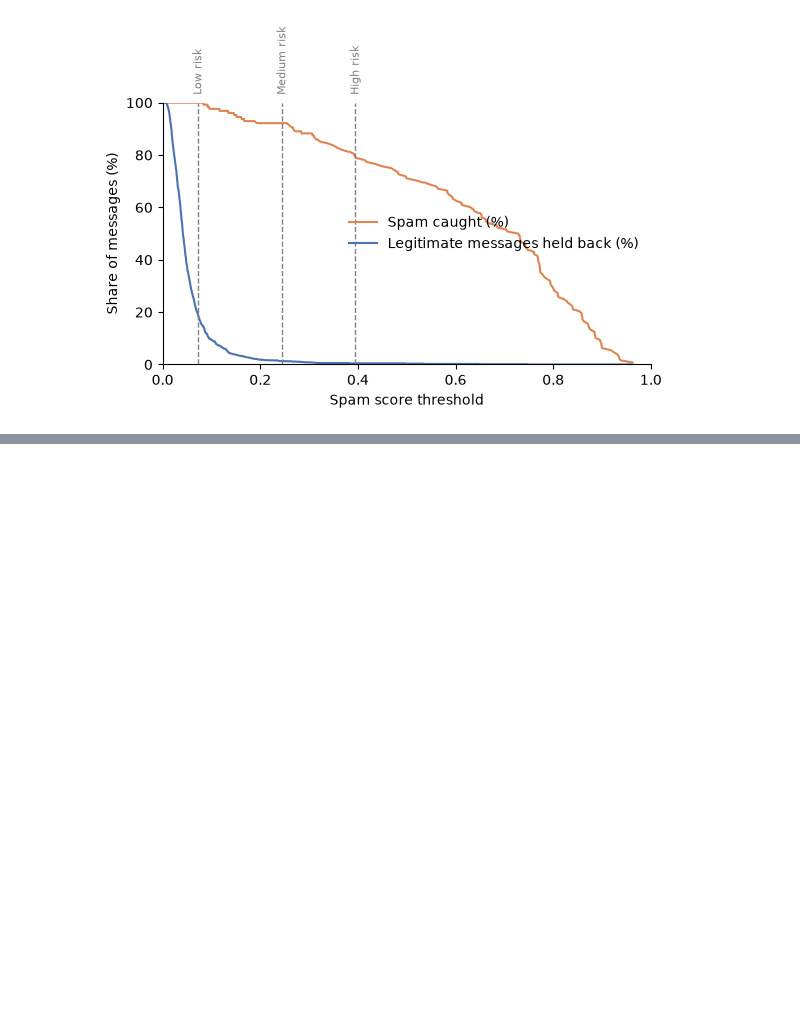
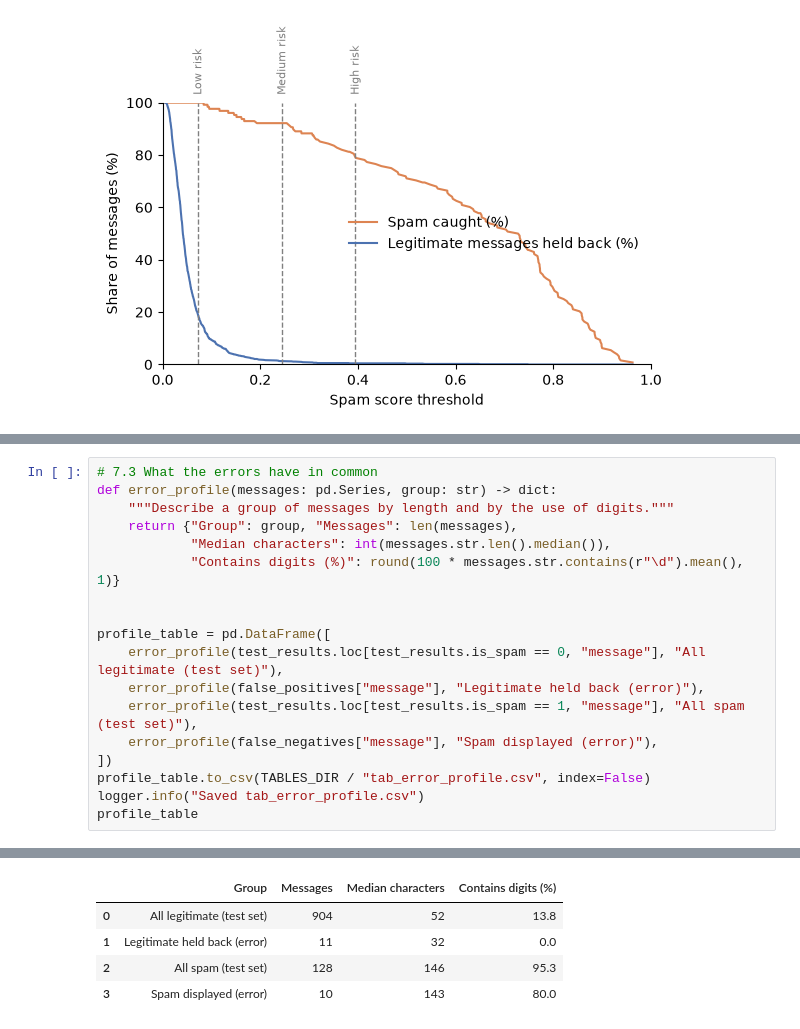
Before and after one commit to santi753/IU_Model_Engineering, a Jupyter notebook: notebooks/spam_filter.ipynb, the cells around one changed output, grey strips where cells are left out. Drawn from its saved outputs; the diff is of its cells as text; blank space fills up the shorter version.

```diff
--- a/notebooks/spam_filter.ipynb
+++ b/notebooks/spam_filter.ipynb
@@ -827,0 +933,19 @@ save_figure(fig, "fig_risk_levels.png")
+# %%
+# 7.3 What the errors have in common
+def error_profile(messages: pd.Series, group: str) -> dict:
+    """Describe a group of messages by length and by the use of digits."""
+    return {"Group": group, "Messages": len(messages),
+            "Median characters": int(messages.str.len().median()),
+            "Contains digits (%)": round(100 * messages.str.contains(r"\d").mean(), 1)}
+
+
+profile_table = pd.DataFrame([
+    error_profile(test_results.loc[test_results.is_spam == 0, "message"], "All legitimate (test set)"),
+    error_profile(false_positives["message"], "Legitimate held back (error)"),
+    error_profile(test_results.loc[test_results.is_spam == 1, "message"], "All spam (test set)"),
+    error_profile(false_negatives["message"], "Spam displayed (error)"),
+])
+profile_table.to_csv(TABLES_DIR / "tab_error_profile.csv", index=False)
+logger.info("Saved tab_error_profile.csv")
+profile_table
+# %% [output]
@@ -827,0 +953,5 @@ save_figure(fig, "fig_risk_levels.png")
+|  | Group | Messages | Median characters | Contains digits (%) |
+| 0 | All legitimate (test set) | 904 | 52 | 13.8 |
+| 1 | Legitimate held back (error) | 11 | 32 | 0.0 |
+| 2 | All spam (test set) | 128 | 146 | 95.3 |
+| 3 | Spam displayed (error) | 10 | 143 | 80.0 |
```
Also changed, not shown: parts of 4 cells of this notebook, 4 other files.
